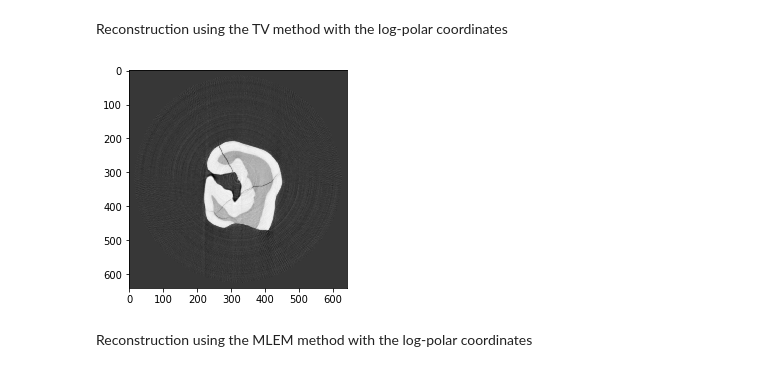
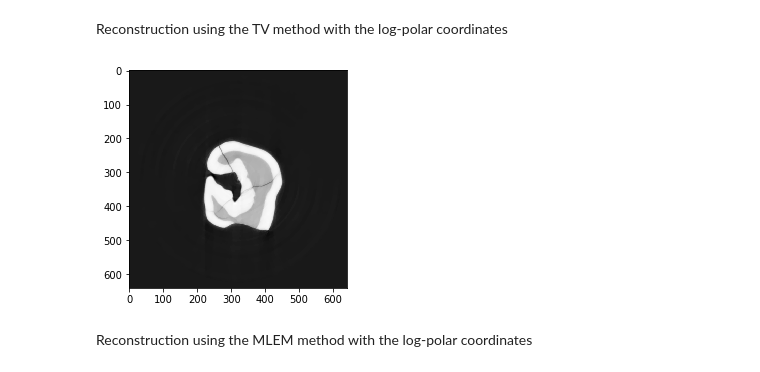
Before and after one commit to tomopy/tomopy, a Jupyter notebook: doc/demo/lprec.ipynb, the cells around one changed output. Cells and saved outputs as stored; diff of their text form; code cells hidden in the pictures.

Commit message:
Move iterative schemes from wrappers.py to lprec package, add CG method

```diff
--- a/doc/demo/lprec.ipynb
+++ b/doc/demo/lprec.ipynb
@@ -31,7 +31,7 @@ end = 2
 # %% [markdown]
 This data set file format follows the [APS](http://www.aps.anl.gov) beamline [2-BM and 32-ID](https://www1.aps.anl.gov/Imaging) definition. Other file format readers are available at [DXchange](http://dxchange.readthedocs.io/en/latest/source/api/dxchange.exchange.html).
 # %%
-proj, flat, dark, theta = dxchange.read_aps_32id(fname, sino=(start, end))
+proj, flat, dark = dxchange.read_aps_32id(fname, sino=(start, end))
 # %% [markdown]
 Plot the sinogram:
 # %%
@@ -80,12 +89,12 @@ plt.show()
 # %% [markdown]
 Reconstruction using the TV method with the log-polar coordinates
 # %%
-recon = tomopy.recon(proj, theta, center=rot_center, algorithm=tomopy.lprec, lpmethod='lptv', ncore=1, num_iter=256, reg_par=2e-4)
+recon = tomopy.recon(proj, theta, center=rot_center, algorithm=tomopy.lprec, lpmethod='tv', ncore=1, num_iter=256, reg_par=1e-3)
 recon = tomopy.circ_mask(recon, axis=0, ratio=0.95)
 plt.imshow(recon[0, :,:], cmap='Greys_r')
 plt.show()
 # %% [output]
-[figure, old version]
+[figure, new version]
 # %% [markdown]
 Reconstruction using the MLEM method with the log-polar coordinates
 # %%
```
Also changed, not shown: parts of 5 cells of this notebook, 8 other files.
